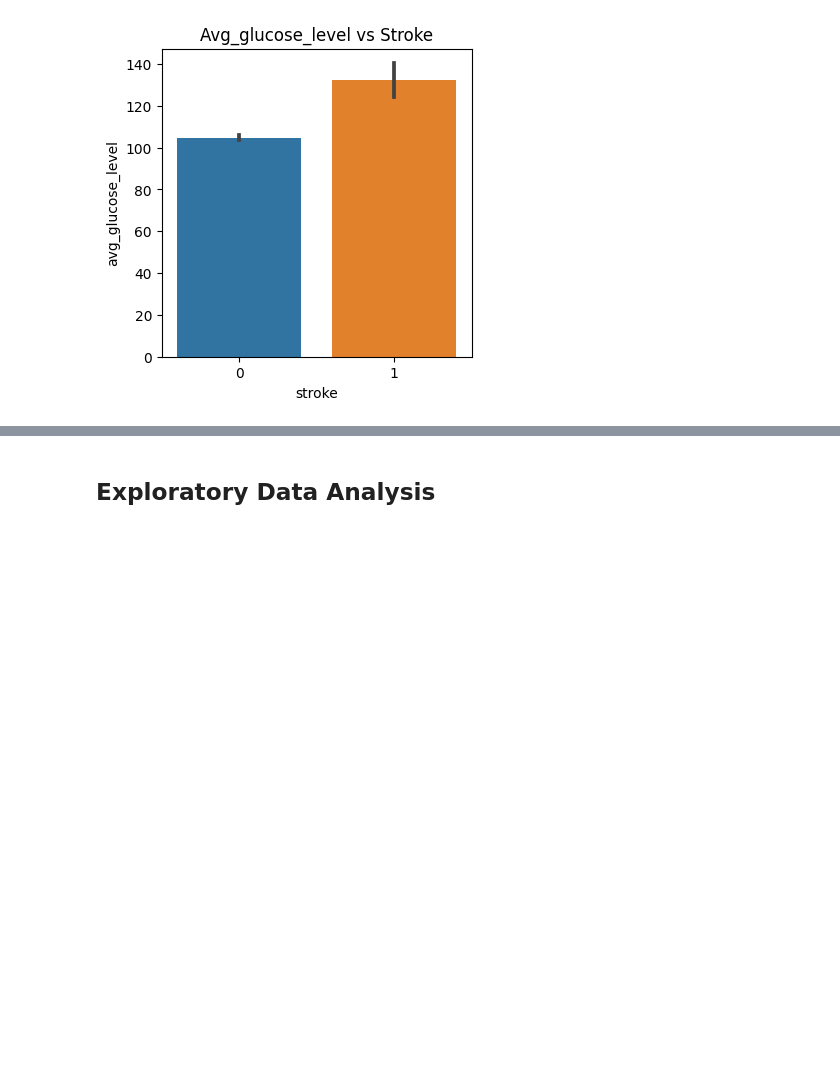
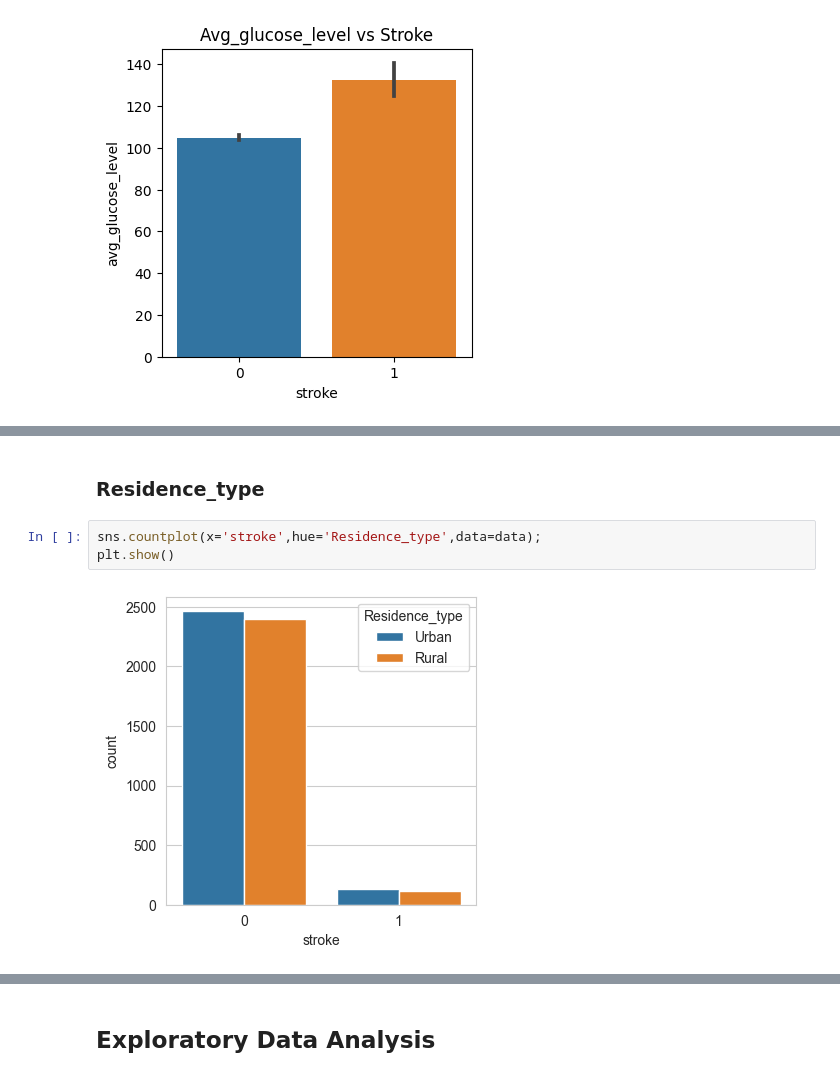
Before and after one commit to mahesh027/Brain-Stroke-prediction-model-using-ml, a Jupyter notebook: Brain-Stroke-Prediction.ipynb, the cells around one changed output, grey strips where cells are left out. Drawn from its saved outputs; the diff is of its cells as text; blank space fills up the shorter version.

```diff
--- a/Brain-Stroke-Prediction.ipynb
+++ b/Brain-Stroke-Prediction.ipynb
@@ -61,0 +62,7 @@ sns.heatmap(data=corr,annot=True,cmap='Spectral').set(title='Correlation Matrix'
+# %% [markdown]
+### Residence_type
+# %%
+sns.countplot(x='stroke',hue='Residence_type',data=data);
+plt.show()
+# %% [output]
+[figure, added]
```
Also changed, not shown: parts of 14 cells of this notebook, 1 other file.
